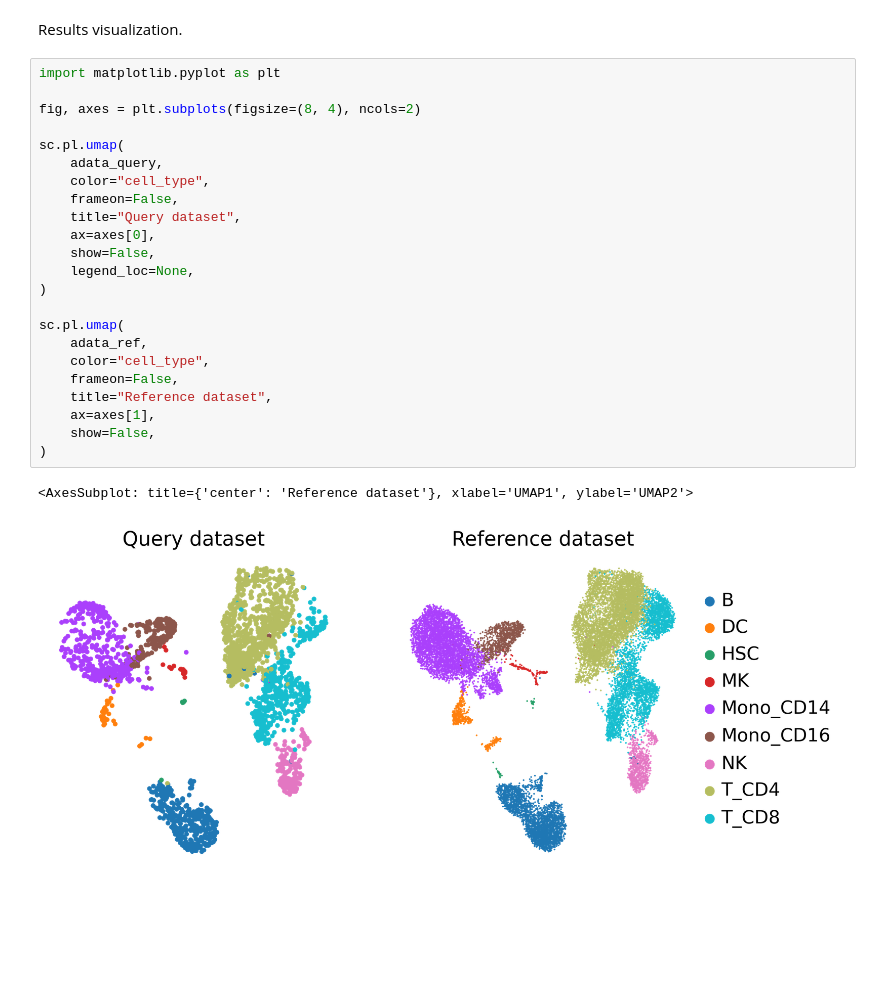
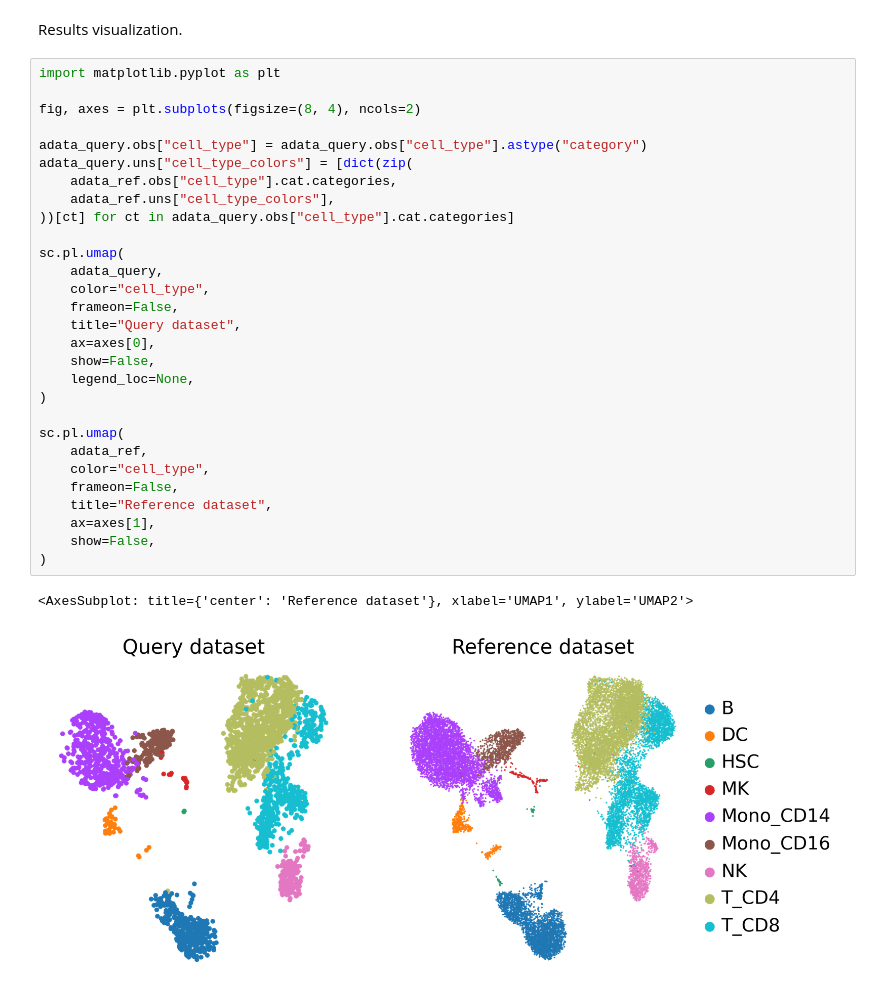
Before and after one commit to potulabe/symphonypy, a Jupyter notebook: notebooks/Symphonypy_precomputed.ipynb, the cells around one changed output. Saved outputs shown, nothing was run; the diff lists cells and outputs as text; blank space fills up the shorter version.

```diff
--- a/notebooks/Symphonypy_precomputed.ipynb
+++ b/notebooks/Symphonypy_precomputed.ipynb
@@ -52,29 +53,35 @@ Results visualization.
 # %%
 import matplotlib.pyplot as plt
 
 fig, axes = plt.subplots(figsize=(8, 4), ncols=2)
+
+adata_query.obs["cell_type"] = adata_query.obs["cell_type"].astype("category")
+adata_query.uns["cell_type_colors"] = [dict(zip(
+    adata_ref.obs["cell_type"].cat.categories,
+    adata_ref.uns["cell_type_colors"],
+))[ct] for ct in adata_query.obs["cell_type"].cat.categories]
 
 sc.pl.umap(
     adata_query,
     color="cell_type",
     frameon=False,
     title="Query dataset",
     ax=axes[0],
     show=False,
     legend_loc=None,
 )
 
 sc.pl.umap(
     adata_ref,
     color="cell_type",
     frameon=False,
     title="Reference dataset",
     ax=axes[1],
     show=False,
 )
 # %% [output]
 <AxesSubplot: title={'center': 'Reference dataset'}, xlabel='UMAP1', ylabel='UMAP2'>
-[figure, old version]
+[figure, new version]
 # %%
 marker_genes = {
     "B": ["MS4A1"],
```
Also changed, not shown: parts of 2 cells of this notebook.
